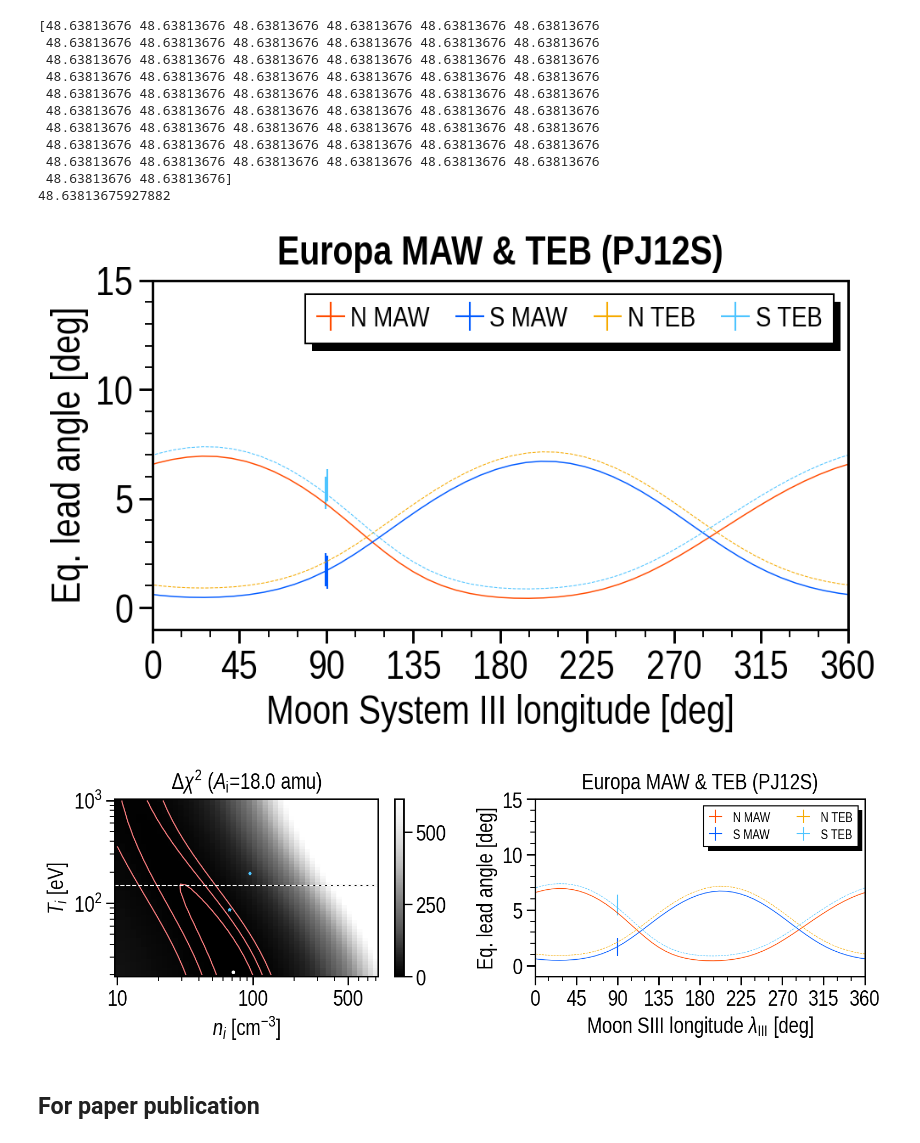
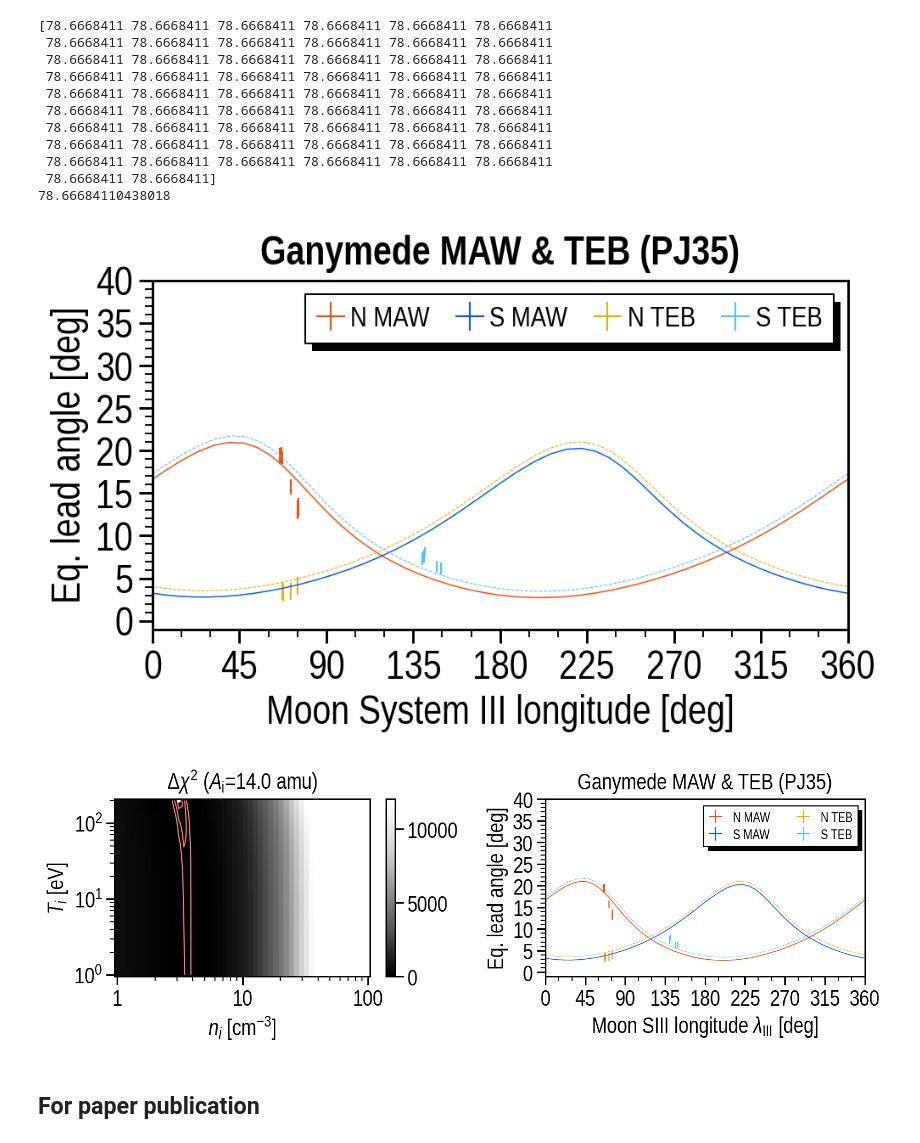
Before and after one commit to ShinnosukeSatoh/Juno_UVS_deimos, a Jupyter notebook: chi2_visualize2.ipynb, the cells around one changed output. Drawn from its saved outputs; the diff is of its cells as text; code cells hidden in the pictures.

Commit message:
Ganymede

```diff
--- a/chi2_visualize2.ipynb
+++ b/chi2_visualize2.ipynb
@@ -28,10 +28,10 @@ F.set_default()
 # F.set_figparams()
 # F.initialize()
 # %%
-exname = '005/20250923_053'
-TARGET_MOON = 'Europa'
+exname = '005/20250923_093'
+TARGET_MOON = 'Ganymede'
 target_fp = ['MAW', 'TEB']
-PJ_num = ['12S']
+PJ_num = ['35']
 Ai_num = 3
 ni_num = 50
 Ti_num = 60
@@ -590,17 +592,17 @@ Tracing field line 1 of 1 (100.00)%
 print(TEB_dt_arr)
 print(np.average(TEB_dt_arr))
 # %% [output]
-[48.63813676 48.63813676 48.63813676 48.63813676 48.63813676 48.63813676
- 48.63813676 48.63813676 48.63813676 48.63813676 48.63813676 48.63813676
- 48.63813676 48.63813676 48.63813676 48.63813676 48.63813676 48.63813676
- 48.63813676 48.63813676 48.63813676 48.63813676 48.63813676 48.63813676
- 48.63813676 48.63813676 48.63813676 48.63813676 48.63813676 48.63813676
- 48.63813676 48.63813676 48.63813676 48.63813676 48.63813676 48.63813676
- 48.63813676 48.63813676 48.63813676 48.63813676 48.63813676 48.63813676
- 48.63813676 48.63813676 48.63813676 48.63813676 48.63813676 48.63813676
- 48.63813676 48.63813676 48.63813676 48.63813676 48.63813676 48.63813676
- 48.63813676 48.63813676]
-48.63813675927882
+[78.6668411 78.6668411 78.6668411 78.6668411 78.6668411 78.6668411
+ 78.6668411 78.6668411 78.6668411 78.6668411 78.6668411 78.6668411
+ 78.6668411 78.6668411 78.6668411 78.6668411 78.6668411 78.6668411
+ 78.6668411 78.6668411 78.6668411 78.6668411 78.6668411 78.6668411
+ 78.6668411 78.6668411 78.6668411 78.6668411 78.6668411 78.6668411
+ 78.6668411 78.6668411 78.6668411 78.6668411 78.6668411 78.6668411
+ 78.6668411 78.6668411 78.6668411 78.6668411 78.6668411 78.6668411
+ 78.6668411 78.6668411 78.6668411 78.6668411 78.6668411 78.6668411
+ 78.6668411 78.6668411 78.6668411 78.6668411 78.6668411 78.6668411
+ 78.6668411 78.6668411]
+78.66684110438018
 # %%
 F = ShareXaxis()
 F.fontsize = 23
@@ -704,7 +706,7 @@ legend = F.legend(ax_idx=0, loc='upper right', ncol=4, markerscale=4,
                   fontsize_scale=0.7, textcolor=False, handletextpad=0.2)
 legend_shadow(fig=F.fig, ax=F.ax, legend=legend)
 # %% [output]
-[figure, old version]
+[figure, new version]
 # %%
 F = ShareXaxis()
 F.fontsize = 20
@@ -750,8 +752,8 @@ ax[0].scatter(x_best, y_best,
               s=5, color='w', zorder=2.5)
 
 # Threshold temperature
-ax[0].axhline(y=Ti_thres, linewidth=1.0, color='k')
-ax[0].axhline(y=Ti_thres, linewidth=1.0, linestyle='--', color='w')
+# ax[0].axhline(y=Ti_thres, linewidth=1.0, color='k')
+# ax[0].axhline(y=Ti_thres, linewidth=1.0, linestyle='--', color='w')
 
 if TARGET_MOON == 'Europa':
     ax[0].scatter(1207/18, 87,
@@ -825,34 +827,34 @@ if len(target_fp) == 2:
 ax[1].plot(S3wlon_A0_arr+eqlead_best_MAW_N,
            eqlead_best_MAW_N, color=UC.red, linewidth=0.7)
 ax[1].plot(S3wlon_A0_arr+eqlead_best_MAW_S,
            eqlead_best_MAW_S, color=UC.blue, linewidth=0.7)
 
 if len(target_fp) == 2:
     ax[1].plot(S3wlon_A0_arr+eqlead_best_TEB_N,
                eqlead_best_TEB_N, color=UC.orange,
                linestyle='--', linewidth=0.5)
     ax[1].plot(S3wlon_A0_arr+eqlead_best_TEB_S,
                eqlead_best_TEB_S, color=UC.lightblue,
                linestyle='--', linewidth=0.5)
 
 fig.tight_layout()
 
 
 legend1 = ax[1].legend(loc='upper right',
                        ncol=2,
                        fancybox=False,
                        facecolor='white',
                        framealpha=1,
                        edgecolor='k',
                        fontsize=F.fontsize*0.60,
                        labelspacing=0.34,
                        handlelength=1,)
 legend1.set_zorder(102)
 legend_shadow(fig=fig, ax=ax[1], legend=legend1)
 
 plt.show()
 # %% [output]
-[figure, old version]
+[figure, new version]
 # %% [markdown]
 ## For paper publication
 # %%
```
Also changed, not shown: parts of 12 cells of this notebook, 5 other files.
